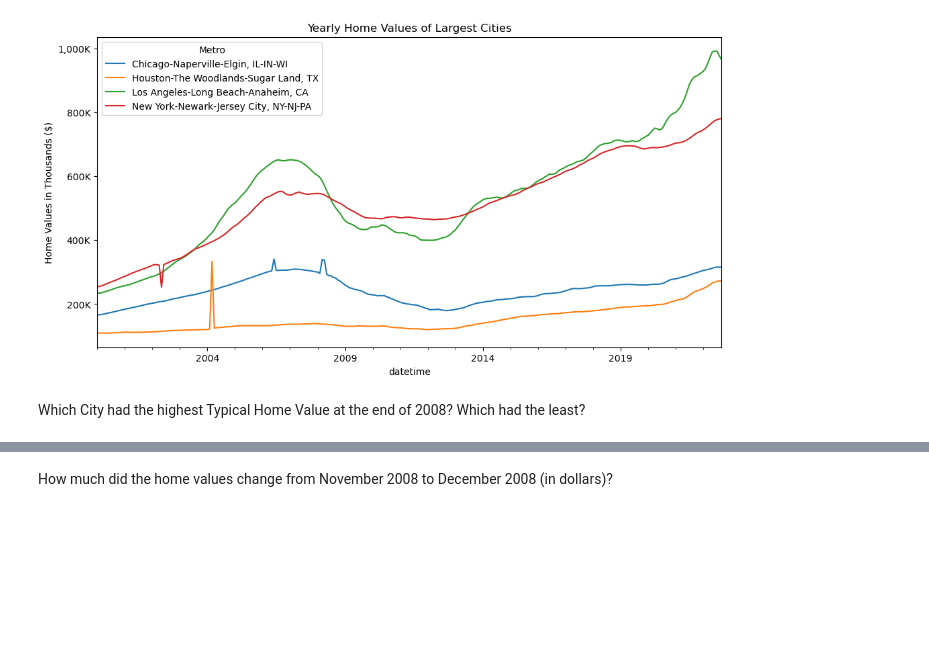
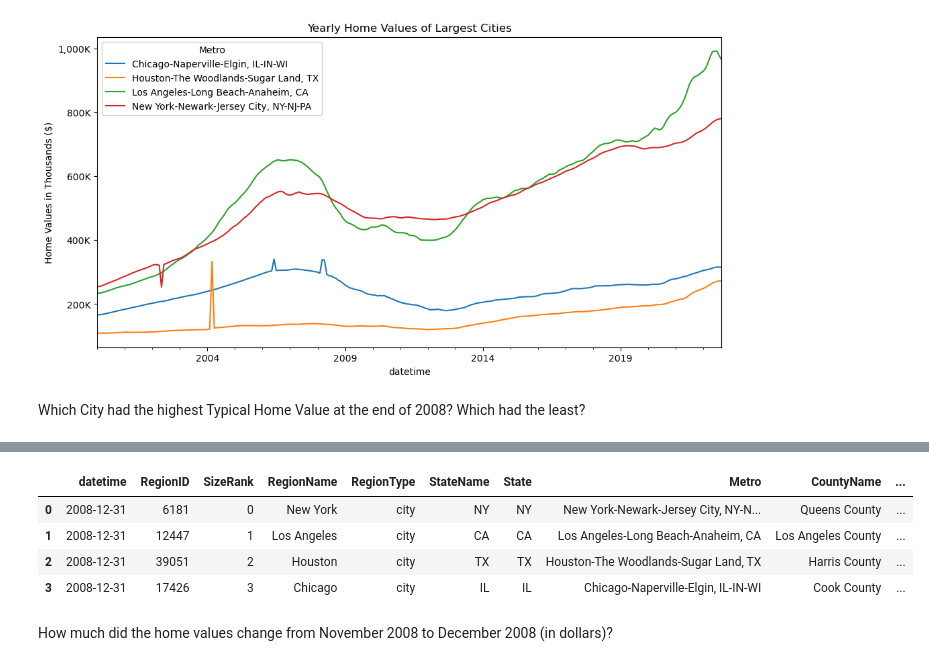
Before and after one commit to RazgrizGhost/DataVisualizations, a Jupyter notebook: (Core) Preparing Time Series from Wide-Form Data.ipynb, the cells around one changed output, grey strips where cells are left out. Saved outputs shown, nothing was run; the diff lists cells and outputs as text; code cells hidden in the pictures; blank space fills up the shorter version.

```diff
--- a/(Core) Preparing Time Series from Wide-Form Data.ipynb
+++ b/(Core) Preparing Time Series from Wide-Form Data.ipynb
@@ -146,5 +146,13 @@ Which City had the highest Typical Home Value at the end of 2008? Which had the
 # %%
 ts2 = largestcities_melted.loc["2008-12-31"]
 high_value = ts2["HomeValue"].idxmax()
-ts2.loc[high_value]
+high_val_2008 = ts2.loc[high_value]
+high_val_2008 = high_val_2008.reset_index()
+
+highest = high_val_2008.loc[0, "HomeValue"]
+highest_city = high_val_2008.loc[0, "Metro"]
+lowest = high_val_2008.loc[3, "HomeValue"]
+lowest_city = high_val_2008.loc[3, "Metro"]
+
+print(f"{highest_city} had the HIGHEST Typical Home Value at {highest}. \n{lowest_city} had the LOWEST Typical Home Value at {lowest}.")
 # %% [output]
@@ -157,3 +161,11 @@ ts2.loc[high_value]
+# %%
+high_val_2008
+# %% [output]
+|  | datetime | RegionID | SizeRank | RegionName | RegionType | StateName | State | Metro | CountyName | ... |
+| 0 | 2008-12-31 | 6181 | 0 | New York | city | NY | NY | New York-Newark-Jersey City, NY-N... | Queens County | ... |
+| 1 | 2008-12-31 | 12447 | 1 | Los Angeles | city | CA | CA | Los Angeles-Long Beach-Anaheim, CA | Los Angeles County | ... |
+| 2 | 2008-12-31 | 39051 | 2 | Houston | city | TX | TX | Houston-The Woodlands-Sugar Land, TX | Harris County | ... |
+| 3 | 2008-12-31 | 17426 | 3 | Chicago | city | IL | IL | Chicago-Naperville-Elgin, IL-IN-WI | Cook County | ... |
 # %% [markdown]
 How much did the home values change from November 2008 to December 2008 (in dollars)?
 # %%
```
Also changed, not shown: parts of 2 cells of this notebook.
